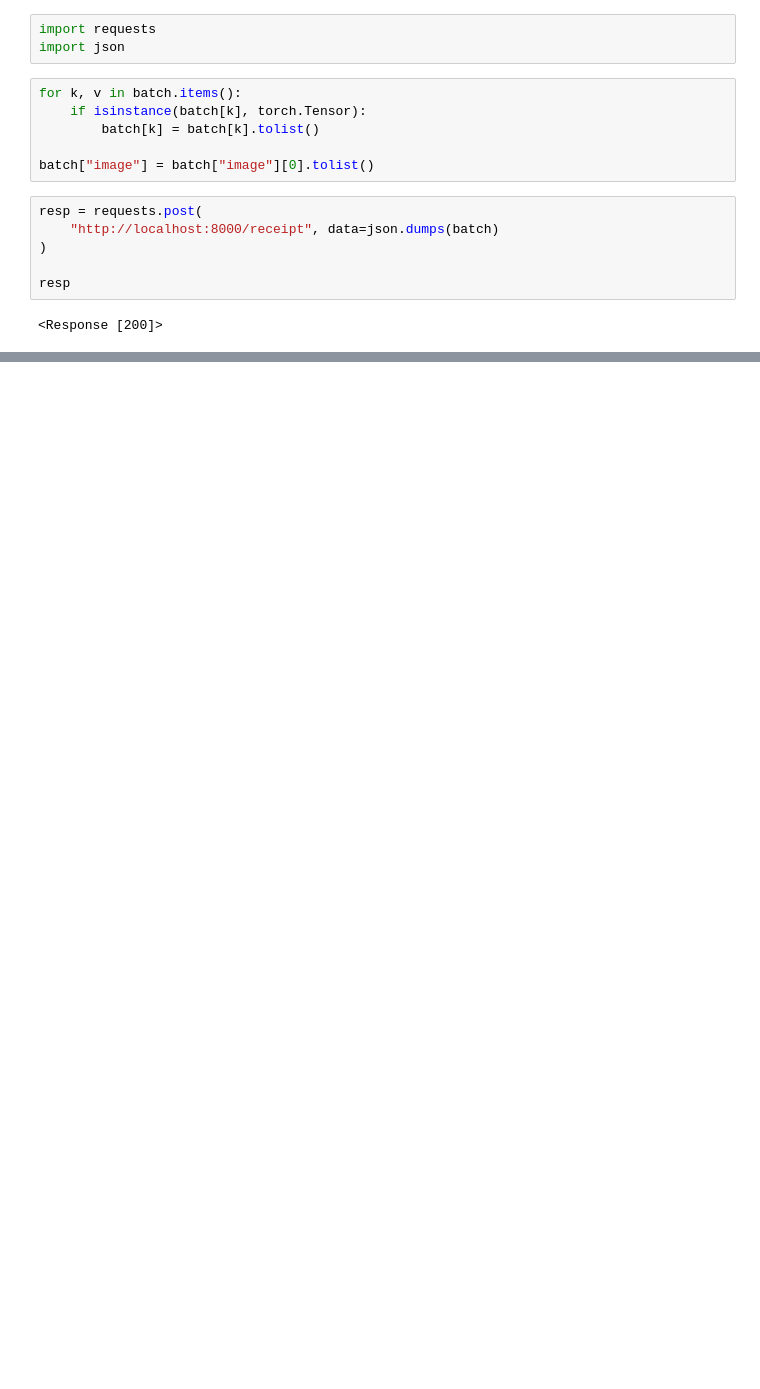
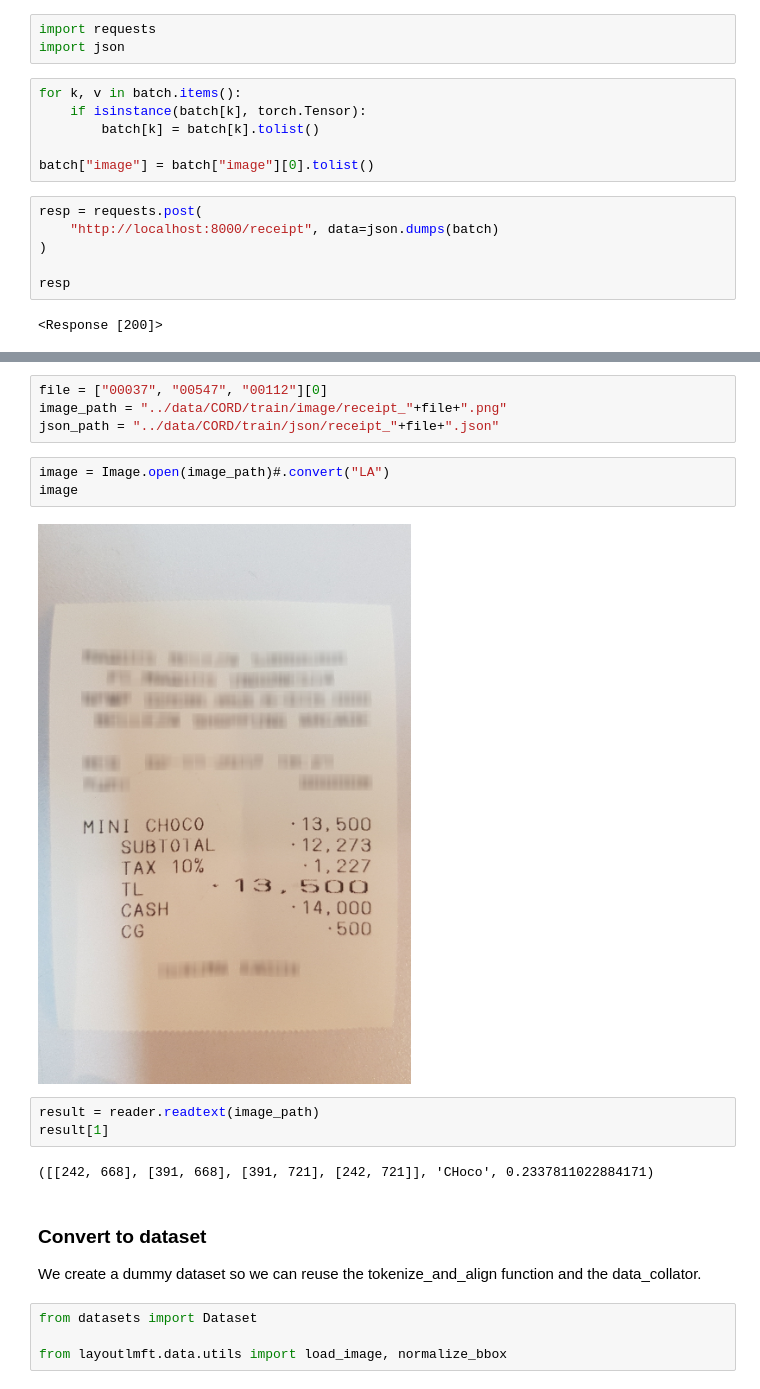
Before and after one commit to pierre-si/layoutlm, a Jupyter notebook: notebooks/layoutlmv2_finetuning.ipynb, the cells around one changed output, grey strips where cells are left out. Saved outputs shown, nothing was run; the diff lists cells and outputs as text; blank space fills up the shorter version.

Commit message:
add inference on image with ocr

```diff
--- a/notebooks/layoutlmv2_finetuning.ipynb
+++ b/notebooks/layoutlmv2_finetuning.ipynb
@@ -355,0 +344,21 @@ eval(resp.content)
+# %%
+file = ["00037", "00547", "00112"][0]
+image_path = "../data/CORD/train/image/receipt_"+file+".png"
+json_path = "../data/CORD/train/json/receipt_"+file+".json"
+# %%
+image = Image.open(image_path)#.convert("LA")
+image
+# %% [output]
+[figure, added]
+# %%
+result = reader.readtext(image_path)
+result[1]
+# %% [output]
+([[242, 668], [391, 668], [391, 721], [242, 721]], 'CHoco', 0.2337811022884171)
+# %% [markdown]
+### Convert to dataset
+We create a dummy dataset so we can reuse the tokenize_and_align function and the data_collator.
+# %%
+from datasets import Dataset
+
+from layoutlmft.data.utils import load_image, normalize_bbox
```
Also changed, not shown: parts of 38 cells of this notebook.
